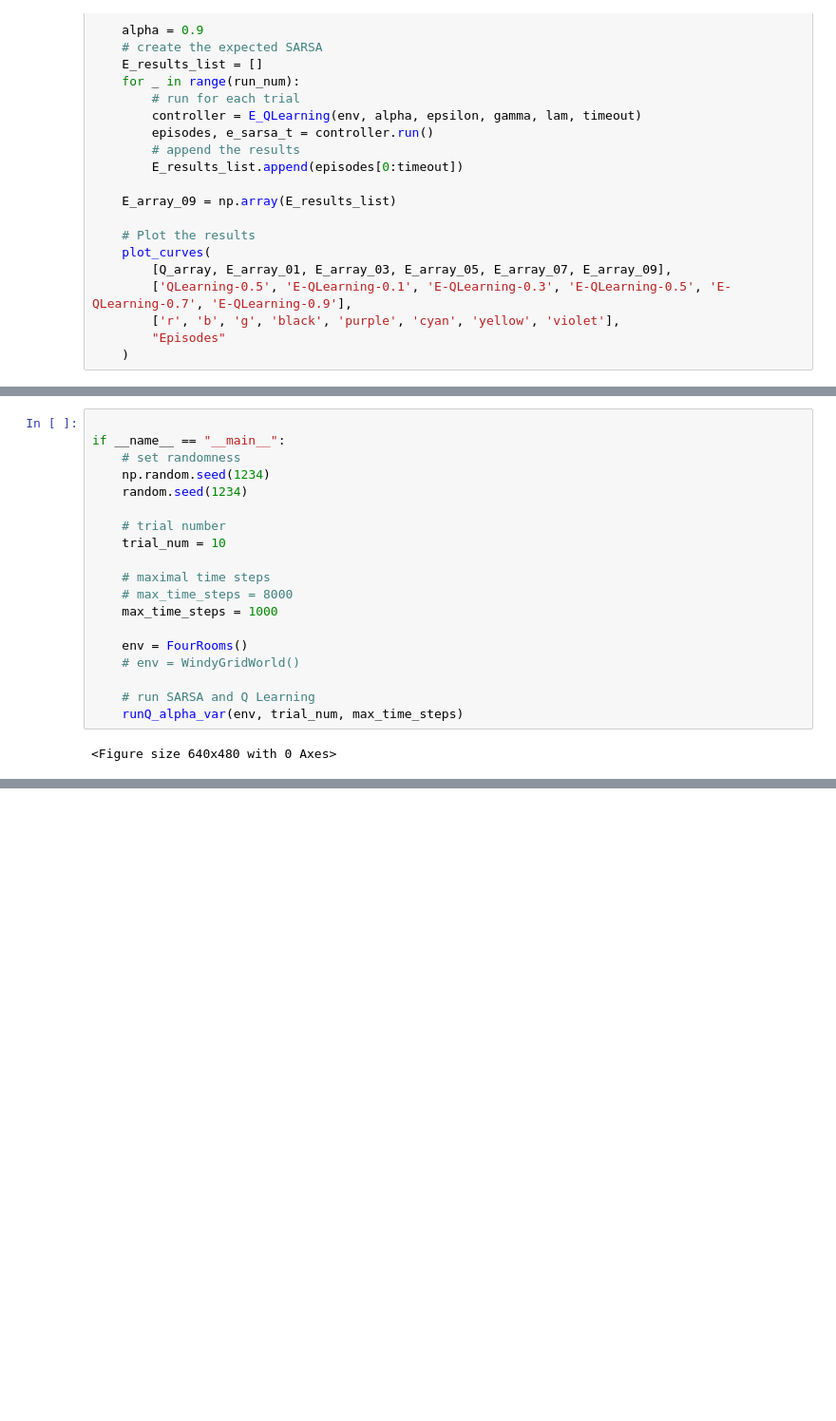
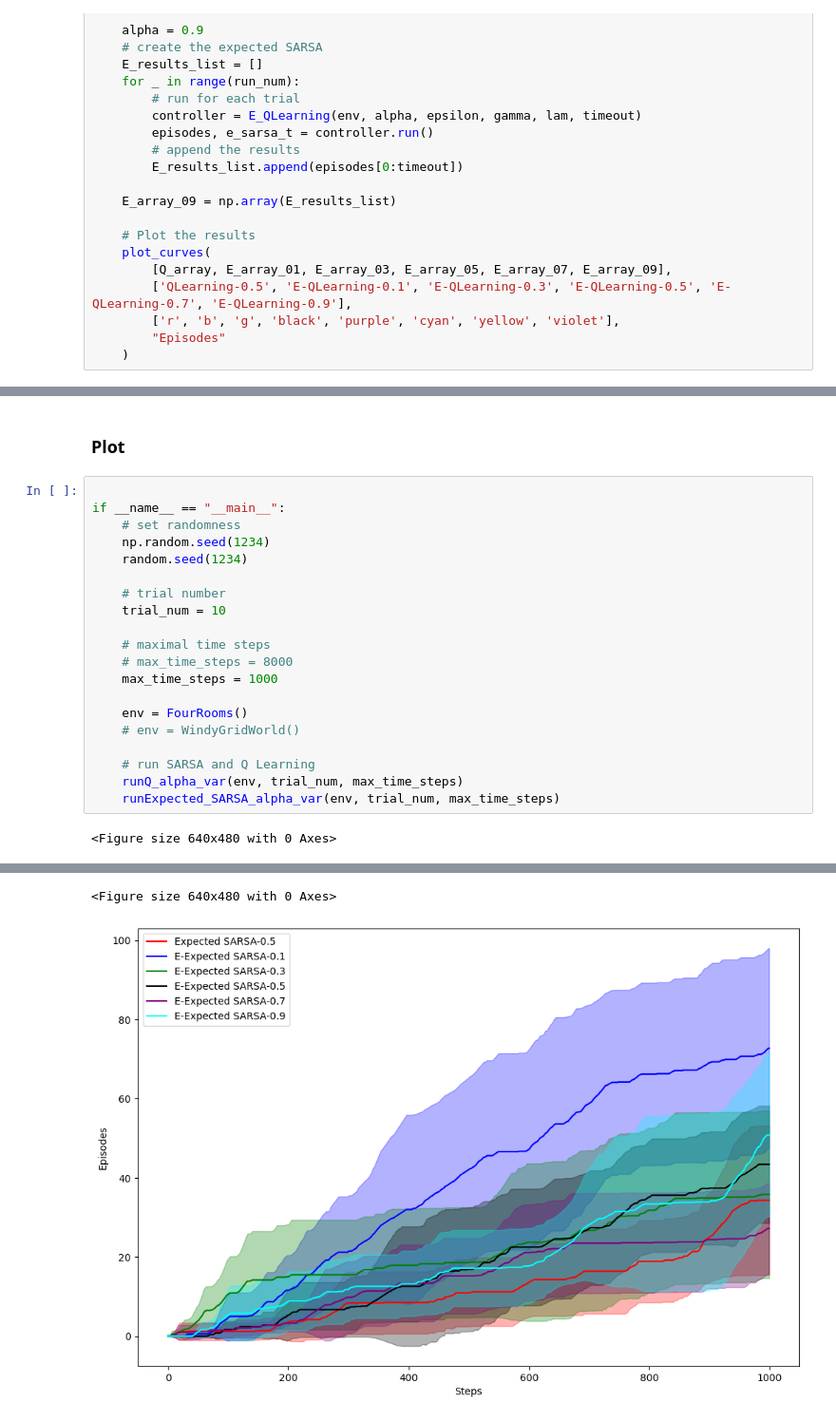
Before and after one commit to arjunjyothieswarb/CS5180, a Jupyter notebook: Project/RL_Project.ipynb, the cells around one changed output, grey strips where cells are left out. Shown at 95% size. Cells and saved outputs as stored; diff of their text form; blank space fills up the shorter version.

```diff
--- a/Project/RL_Project.ipynb
+++ b/Project/RL_Project.ipynb
@@ -1200,22 +1374,27 @@ def runQ_alpha_var(env, run_num, timeout):
+# %% [markdown]
+### Plot
 # %%
 
 if __name__ == "__main__":
     # set randomness
     np.random.seed(1234)
     random.seed(1234)
 
     # trial number
     trial_num = 10
 
     # maximal time steps
     # max_time_steps = 8000
     max_time_steps = 1000
 
     env = FourRooms()
     # env = WindyGridWorld()
 
     # run SARSA and Q Learning
     runQ_alpha_var(env, trial_num, max_time_steps)
+    runExpected_SARSA_alpha_var(env, trial_num, max_time_steps)
 # %% [output]
 <Figure size 640x480 with 0 Axes>
 [figure]
+<Figure size 640x480 with 0 Axes>
+[figure, added]
```
Also changed, not shown: parts of 5 cells of this notebook, 1 other file.
